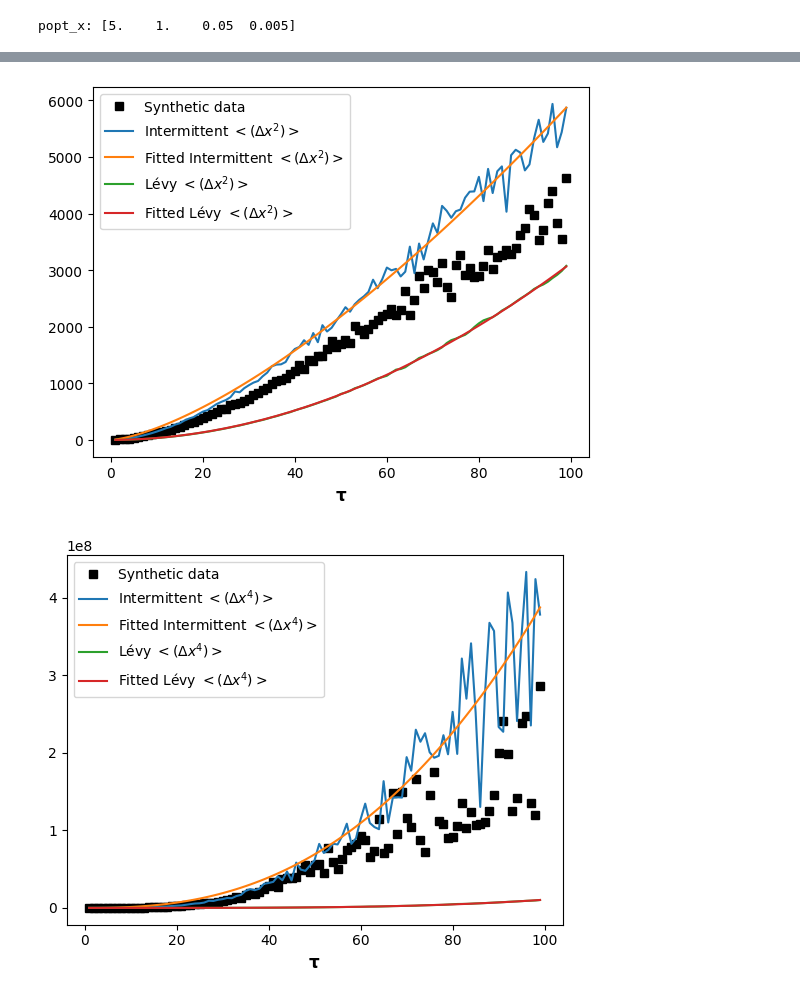
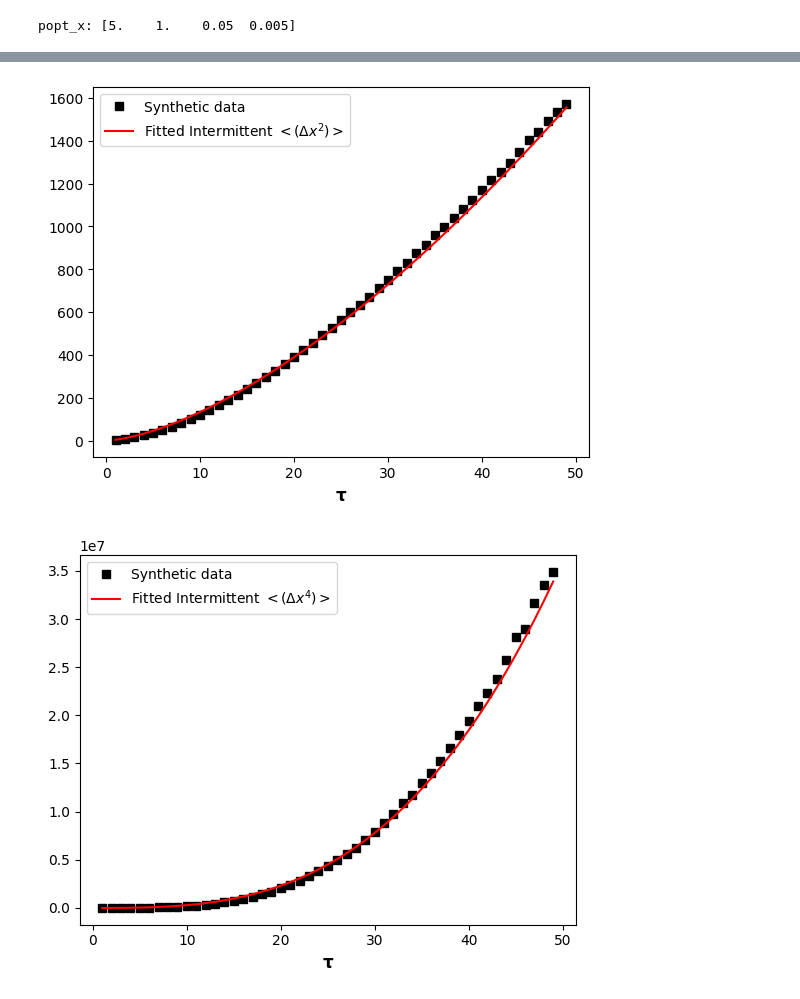
Before and after one commit to shailendrabhandari/IntLevPy, a Jupyter notebook: example.ipynb, the cells around one changed output, grey strips where cells are left out. Saved outputs shown, nothing was run; the diff lists cells and outputs as text; code cells hidden in the pictures.

```diff
--- a/example.ipynb
+++ b/example.ipynb
@@ -56,11 +56,11 @@ plt.show()
 normed_loc_params, mean_params, std_params = load_parameters('intermittent_est_params.txt')
 kde = setup_kde(normed_loc_params)
 
-N = 10000  # Number of points
+N = 1000000  # Number of points
 N_iter = 2000  # Number of iterations
 integration_factor = 1
 g_tau = 1
-tau_list = np.arange(1, 100)
+tau_list = np.arange(1, 50)
 re_estimations = 5
 opt_iter = 200
 redim_max = 2
@@ -82,14 +82,13 @@ factor3 = 1
 factor4 = 1
 
 # Compute synthetic data
-tau_list = np.arange(1, 100)
-dx4_log = np.log(np.random.rand(len(tau_list)))
+tau_list = np.arange(1, 50)
 x_loc,y_loc = intermittent2(N*integration_factor,g_tau/integration_factor,g_v0*factor1,g_D*factor2,g_lambda_B*factor3,g_lambda_D*factor4)
 
 # Initialize the lists
 x_list, y_list, dx_list, dy_list = [], [], [], []
 dx4, dy4, dx2, dy2 = [], [], [], []
-# Assuming tau_list, x_loc, y_loc, and integration_factor are already defined
+
 for i in tau_list:
     x_list.append(x_loc[::i * integration_factor])
     y_list.append(y_loc[::i * integration_factor])
@@ -119,16 +118,16 @@ difference = np.array(dx4) - 2 * np.array(dx2)
 
 result_diff = dual_annealing(to_optimize_mom22_4_diff, [(1e-6, 1e3)] * 4, x0=initial_guess)
 popt_x_diff = result_diff.x
-x_intermittent, y_intermittent = intermittent2(nt=10000, dt=1, mean_bal_sac=g_v0, diffusion=g_D, rate21=g_lambda_B, rate12=g_lambda_D)
-x_levy, y_levy, _ = levy_flight_2D_2(n_redirections=10000, n_max=10000, lalpha=1.5, tmin=1, measuring_dt=1)
+x_intermittent, y_intermittent = intermittent2(nt=1000000, dt=1, mean_bal_sac=g_v0, diffusion=g_D, rate21=g_lambda_B, rate12=g_lambda_D)
+x_levy, y_levy, _ = levy_flight_2D_2(n_redirections=1000000, n_max=1000000, lalpha=1.5, tmin=1, measuring_dt=1)
 def calculate_moments(data, tau_list):
-    dx2 = []
-    dx4 = []
+    ldx2 = []
+    ldx4 = []
     for tau in tau_list:
-        dx = np.diff(data[::tau])
-        dx2.append(np.mean(dx**2))
-        dx4.append(np.mean(dx**4))
-    return np.array(dx2), np.array(dx4)
+        ldx = np.diff(data[::tau])
+        ldx2.append(np.mean(ldx**2))
+        ldx4.append(np.mean(ldx**4))
+    return np.array(ldx2), np.array(ldx4)
 dx2_intermittent, dx4_intermittent = calculate_moments(x_intermittent, tau_list)
 dx2_levy, dx4_levy = calculate_moments(x_levy, tau_list)
 # %% [output]
@@ -220,28 +219,28 @@ plt.show()
 # %%
 plt.plot((tau_list), dx2, 'ks', alpha=1, label='Synthetic data')
-plt.plot(tau_list, dx2_intermittent, label='Intermittent $<(Δx^2)>$')  # Corrected label
-plt.plot(tau_list, mom2_model(tau_list, *popt_dx2_intermittent), label='Fitted Intermittent $<(Δx^2)>$')
-plt.plot(tau_list, dx2_levy, label='Lévy $<(Δx^2)>$')
-plt.plot(tau_list, mom2_model(tau_list, *popt_dx2_levy), label='Fitted Lévy $<(Δx^2)>$')
+#plt.plot(tau_list, dx2_intermittent, label='Intermittent $<(Δx^2)>$')  # Corrected label
+plt.plot(tau_list, mom2_model(tau_list, *popt_dx2_intermittent),color = "red", label='Fitted Intermittent $<(Δx^2)>$')
+#plt.plot(tau_list, dx2_levy, label='Lévy $<(Δx^2)>$')
+#plt.plot(tau_list, mom2_model(tau_list, *popt_dx2_levy), label='Fitted Lévy $<(Δx^2)>$')
 plt.xlabel(r'$\mathbf{\tau}$', fontsize=12)
 plt.legend()
-plt.savefig("int_levy_d_x2.pdf")
+plt.savefig("int_d_x2.pdf")
 plt.show()
 # %% [output]
-[figure, old version]
+[figure, new version]
 # %%
 # Plot the synthetic data
 plt.plot((tau_list), dx4, 'ks', alpha=1, label='Synthetic data')
-plt.plot(tau_list, dx4_intermittent, label='Intermittent $<(Δx^4)>$')
-plt.plot(tau_list, mom4_model(tau_list, *popt_dx4_intermittent), label='Fitted Intermittent $<(Δx^4)>$')
-plt.plot(tau_list, dx4_levy, label='Lévy $<(Δx^4)>$')
-plt.plot(tau_list, mom4_model(tau_list, *popt_dx4_levy), label='Fitted Lévy $<(Δx^4)>$')
+#plt.plot(tau_list, dx4_intermittent, label='Intermittent $<(Δx^4)>$')
+plt.plot(tau_list, mom4_model(tau_list, *popt_dx4_intermittent),color = "red", label='Fitted Intermittent $<(Δx^4)>$')
+#plt.plot(tau_list, dx4_levy, label='Lévy $<(Δx^4)>$')
+#plt.plot(tau_list, mom4_model(tau_list, *popt_dx4_levy), label='Fitted Lévy $<(Δx^4)>$')
 plt.xlabel(r'$\mathbf{\tau}$', fontsize=12)
 plt.legend()
-plt.savefig("int_levy_d_x4.pdf")
+plt.savefig("int_d_x4.pdf")
 plt.show()
 # %% [output]
-[figure, old version]
+[figure, new version]
 # %%
 # Original Data
 original_data = dx4
```
Also changed, not shown: parts of 10 cells of this notebook, 6 other files.
